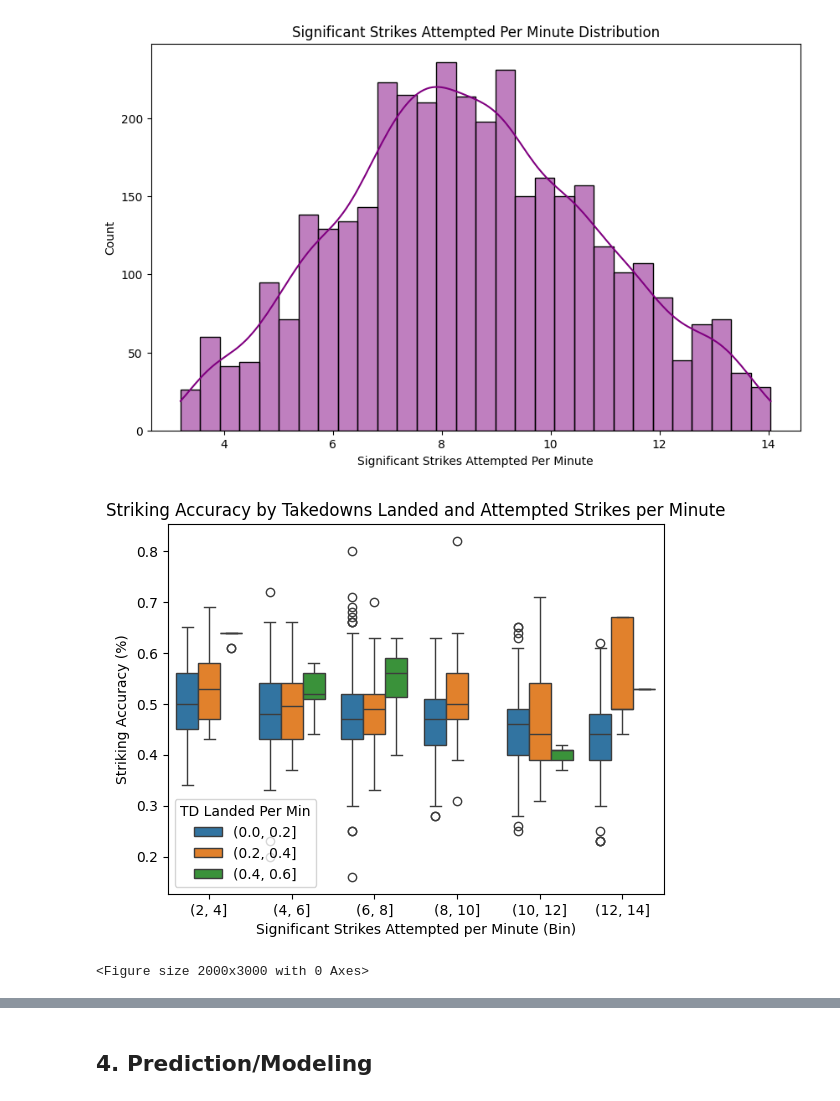
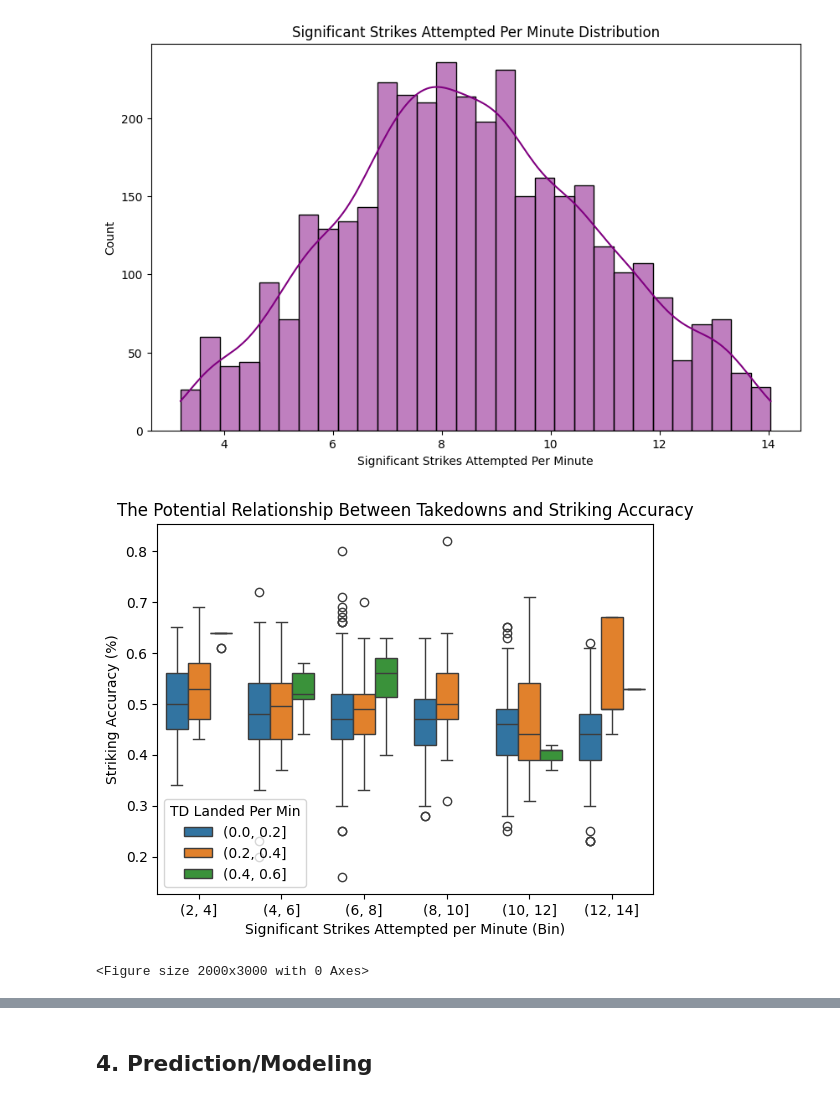
Before and after one commit to jmanlang/ufc-data-analysis, a Jupyter notebook: analysis.ipynb, the cells around one changed output, grey strips where cells are left out. Saved outputs shown, nothing was run; the diff lists cells and outputs as text; code cells hidden in the pictures.

```diff
--- a/analysis.ipynb
+++ b/analysis.ipynb
@@ -433,15 +434,15 @@ plt.show()
 # %%
 
 # Bin by SigStrAttPerMin
 fighters_df['AttBin'] = pd.cut(fighters_df['SigStrAttPerMin'], bins=[2, 4, 6, 8, 10, 12, 14])
 
 # Compare striking accuracy by takedown groups within bins
 sns.boxplot(x='AttBin', y='SigStrPct', hue=pd.cut(fighters_df['TD Landed Per Min'], bins=[0, 0.2, 0.4, 0.6]), data=fighters_df)
-plt.title('Striking Accuracy by Takedowns Landed and Attempted Strikes per Minute')
+plt.title('The Potential Relationship Between Takedowns and Striking Accuracy')
 plt.xlabel('Significant Strikes Attempted per Minute (Bin)')
 plt.ylabel('Striking Accuracy (%)')
 plt.figure(figsize=(20,30))
 plt.show()
 # %% [output]
-[figure, old version]
+[figure, new version]
 <Figure size 2000x3000 with 0 Axes>
```
Also changed, not shown: parts of 12 cells of this notebook, 1 other file.
